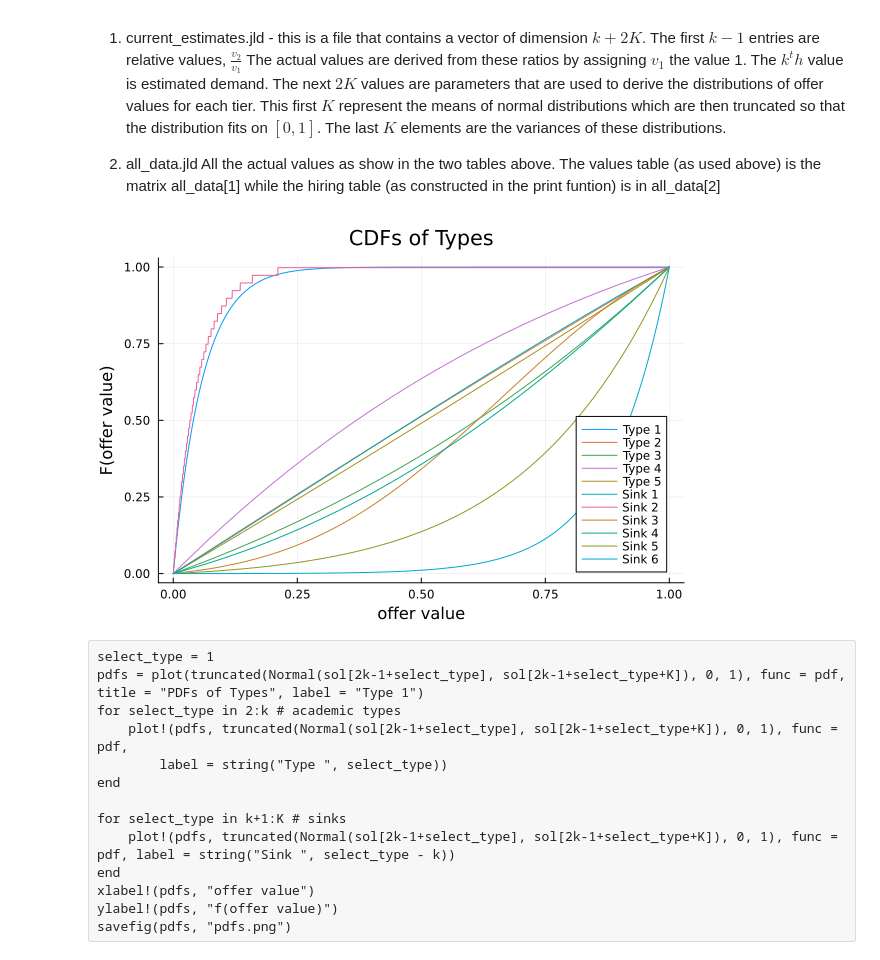
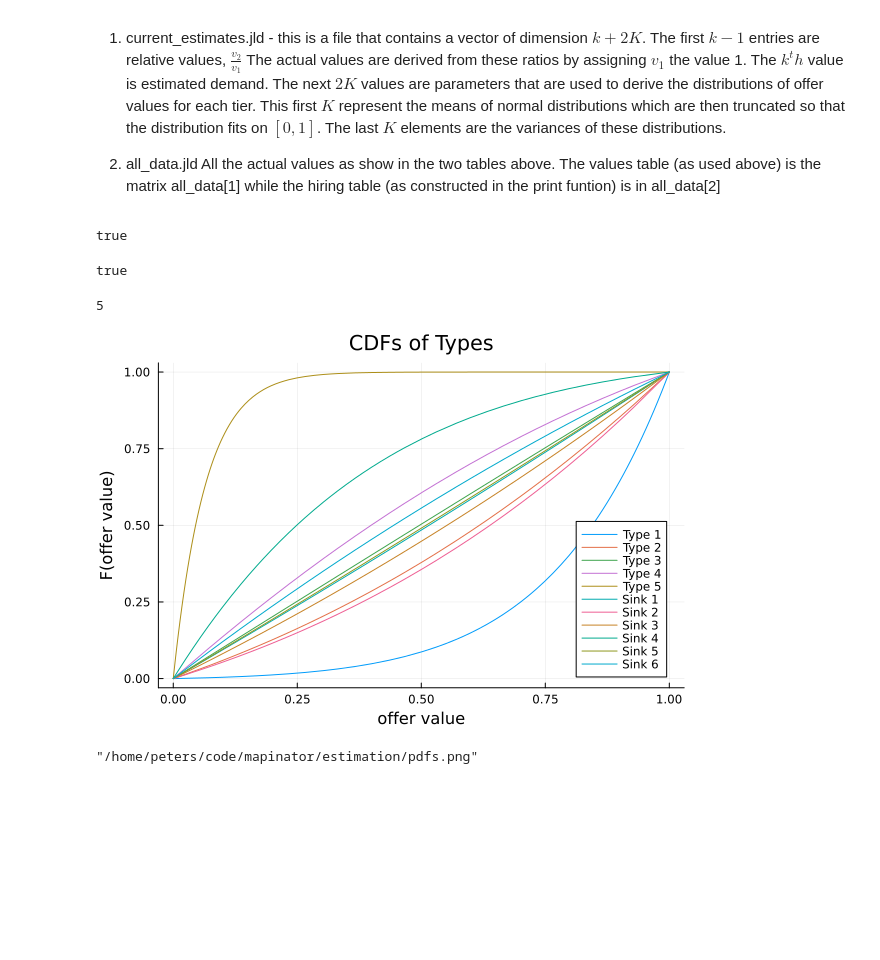
Before and after one commit to michaelpetersubc/mapinator, a Jupyter notebook: estimation/mike_hacked_estimator.ipynb, the cells around one changed output. Cells and saved outputs as stored; diff of their text form; code cells hidden in the pictures; blank space fills up the shorter version.

Commit message:
adding all estimation results for run_id_7

```diff
--- a/estimation/mike_hacked_estimator.ipynb
+++ b/estimation/mike_hacked_estimator.ipynb
@@ -499,7 +477,7 @@ soln = estimate_likelihood(sol_test,a, averaging_adjustment, shares,  adjusted_p
 # can swap estimate_likelihood for chi_square - change the last argument to
 # true for maximum likelihood, false for chi-sqared estimation
 println(k, " ",K," ",m)
-sol_res = bboptimize(p -> estimate_likelihood(p, a, shares, adjusted_placement_rates, k, K, m, false, false),
+sol_res = bboptimize(p -> estimate_likelihood(p, a, averaging_adjustment, shares, adjusted_placement_rates, k, K, m, false, false),
     SearchRange = [(0.0, 1.0), (0.0, 1.0), (0.0, 1.0), (0.0, 1.0), (1.0, 2.0), (-5.0, 5.0), (-5.0, 5.0), (-5.0, 5.0),
         (-5.0, 5.0), (-5.0, 5.0), (-5.0, 5.0), (-5.0, 5.0), (-5.0, 5.0), (-5.0, 5.0), (-5.0, 5.0), (-5.0, 5.0),
         (0.1, 5.0), (0.1, 5.0), (0.1, 5.0), (0.1, 5.0), (0.1, 5.0), (0.1, 5.0), (0.1, 5.0), (0.1, 5.0), (0.1, 5.0),
@@ -734,12 +687,20 @@ For use in other worksheets, the estimation results are saved.  They come as thr
 $\frac{v_2}{v_1}$  The actual values are derived from these ratios by assigning $v_1$ the value 1.  The $k^th$ value is estimated demand.  The next $2K$ values are parameters that are used to derive the distributions of offer values for each tier.  This first $K$ represent the means of normal distributions which are then truncated so that the distribution fits on $[0,1]$.  The last $K$ elements are the variances of these distributions.
 
 2. all_data.jld  All the actual values as show in the two tables above.  The values table (as used above) is the matrix all_data[1] while the hiring table (as constructed in the print funtion) is in all_data[2]
+# %%
+save_results = true
+# %% [output]
+true
 # %%
 if save_results
     s = best_candidate(sol_res);
     save(files_path*"current_estimates.jld", "s", s)
     save(files_path*"all_data.jld", "all_data", all_data)
 end
+# %%
+save_results
+# %% [output]
+true
 # %%
 # separately save the values and hiring tables since they are derived from the solution
 if save_results
@@ -763,36 +724,42 @@ if save_results
         )
     end
 end
+# %%
+k
+# %% [output]
+5
 # %%
 # https://github.com/JuliaPlots/StatsPlots.jl/blob/master/README.md
 # https://docs.juliaplots.org/latest/tutorial/
 
 select_type = 1
-cdfs = plot(truncated(Normal(sol[2k-1+select_type], sol[2k-1+select_type+K]), 0, 1), func = cdf, title = "CDFs of Types", label = "Type 1")
+cdfs = plot(truncated(Normal(sol[k+select_type], sol[k+select_type+K]), 0, 1), func = cdf, title = "CDFs of Types", label = "Type 1")
 for select_type in 2:NUMBER_OF_TYPES # academic types
-    plot!(cdfs, truncated(Normal(sol[2k-1+select_type], sol[2k-1+select_type+K]), 0, 1), func = cdf, label = string("Type ", select_type))
+    plot!(cdfs, truncated(Normal(sol[k+select_type], sol[k+select_type+K]), 0, 1), func = cdf, label = string("Type ", select_type))
 end
 
 for select_type in k+1:K # sinks
-    plot!(cdfs, truncated(Normal(sol[2k-1+select_type], sol[2k-1+select_type+K]), 0, 1), func = cdf, label = string("Sink ", select_type - k))
+    plot!(cdfs, truncated(Normal(sol[k+select_type], sol[k+select_type+K]), 0, 1), func = cdf, label = string("Sink ", select_type - k))
 end
 xlabel!(cdfs, "offer value")
 ylabel!(cdfs, "F(offer value)")
 savefig(cdfs, "cdfs.png")
 cdfs
 # %% [output]
-[figure, old version]
+[figure, new version]
-# %% [raw]
-select_type = 1
-pdfs = plot(truncated(Normal(sol[2k-1+select_type], sol[2k-1+select_type+K]), 0, 1), func = pdf, title = "PDFs of Types", label = "Type 1")
-for select_type in 2:k # academic types
-    plot!(pdfs, truncated(Normal(sol[2k-1+select_type], sol[2k-1+select_type+K]), 0, 1), func = pdf,
-        label = string("Type ", select_type))
-end
-
-for select_type in k+1:K # sinks
-    plot!(pdfs, truncated(Normal(sol[2k-1+select_type], sol[2k-1+select_type+K]), 0, 1), func = pdf, label = string("Sink ", select_type - k))
-end
-xlabel!(pdfs, "offer value")
-ylabel!(pdfs, "f(offer value)")
-savefig(pdfs, "pdfs.png")
+# %%
+select_type = 1
+pdfs = plot(truncated(Normal(sol[k+select_type], sol[k+select_type+K]), 0, 1), func = pdf, title = "PDFs of Types", label = "Type 1")
+for select_type in 2:k # academic types
+    plot!(pdfs, truncated(Normal(sol[k+select_type], sol[k+select_type+K]), 0, 1), func = pdf,
+        label = string("Type ", select_type))
+end
+
+for select_type in k+1:K # sinks
+    plot!(pdfs, truncated(Normal(sol[k+select_type], sol[k+select_type+K]), 0, 1), func = pdf, label = string("Sink ", select_type - k))
+end
+xlabel!(pdfs, "offer value")
+ylabel!(pdfs, "f(offer value)")
+savefig(pdfs, "pdfs.png")
+# %% [output]
+"/home/peters/code/mapinator/estimation/pdfs.png"
```
Also changed, not shown: parts of 21 cells of this notebook, 37 other files.
